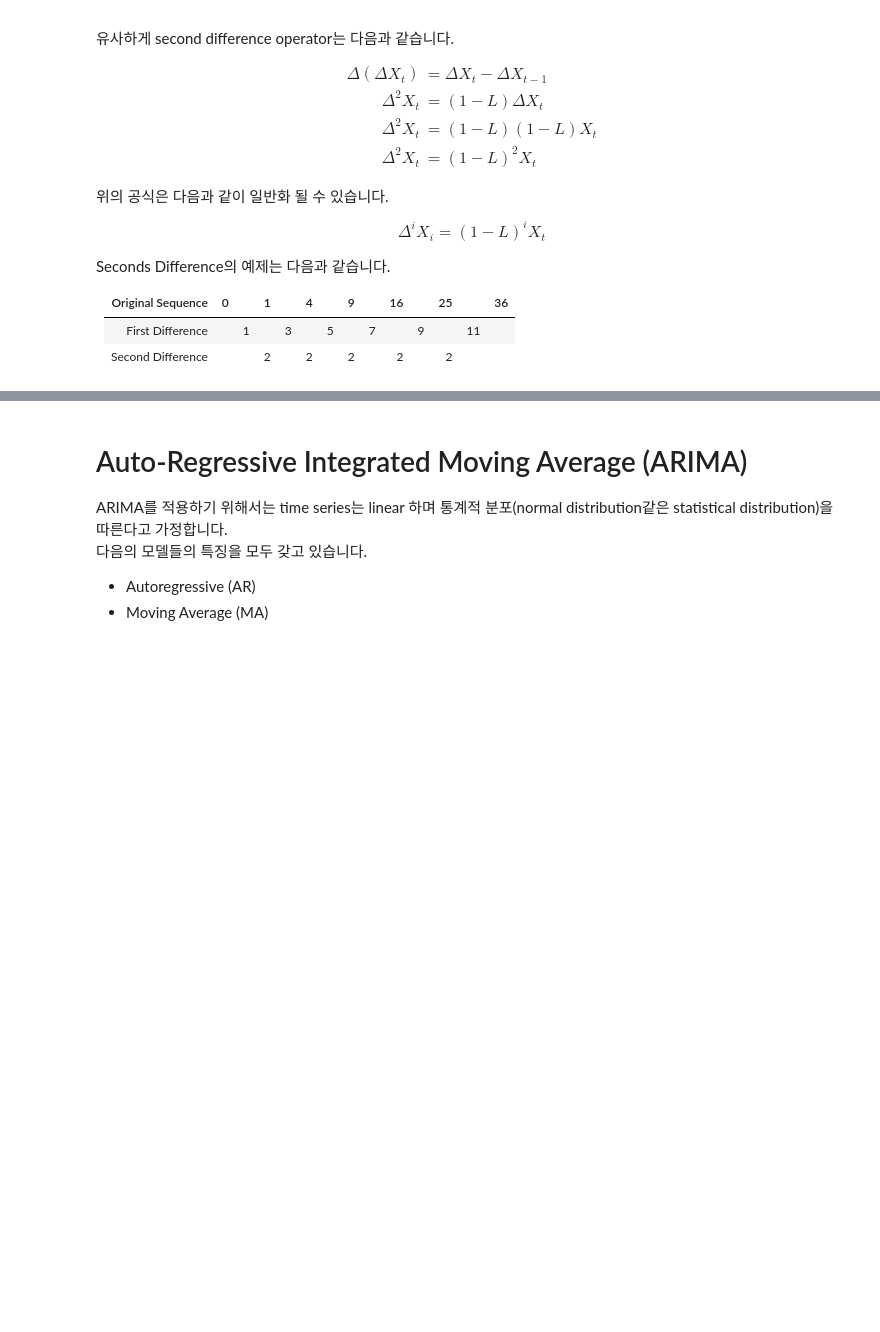
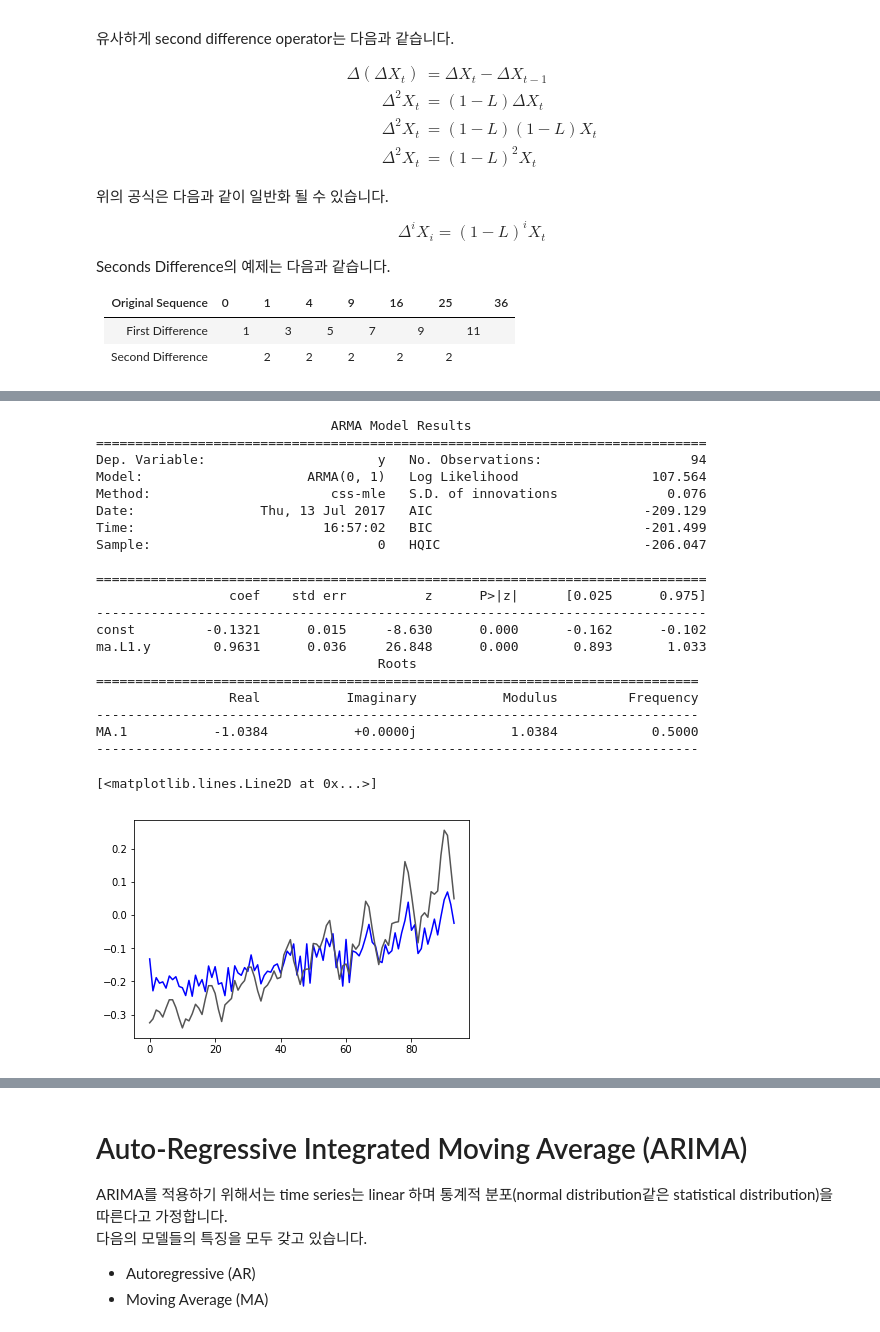
Before and after one commit to AndersonJo/arima-python, a Jupyter notebook: ARIMA.ipynb, the cells around one changed output, grey strips where cells are left out. Saved outputs shown, nothing was run; the diff lists cells and outputs as text; code cells hidden in the pictures; blank space fills up the shorter version.

```diff
--- a/ARIMA.ipynb
+++ b/ARIMA.ipynb
@@ -425,3 +401,34 @@ $$ X_t = \left(1 + \sum^q_{k=1} \beta_k L^k \right) \epsilon_t $$
+# %%
+model_arma = ARMA(train, order=(0, 1, 2, 3, 4, 5, 6, 7))
+model_arma = model_arma.fit(max_lag=12,  )
+print(model_arma.summary())
+
+pred_train = model_arma.predict(0)
+plot(pred_train, color='blue')
+plot(train, color='#555555')
+# %% [output]
+                              ARMA Model Results
+==============================================================================
+Dep. Variable:                      y   No. Observations:                   94
+Model:                     ARMA(0, 1)   Log Likelihood                 107.564
+Method:                       css-mle   S.D. of innovations              0.076
+Date:                Thu, 13 Jul 2017   AIC                           -209.129
+Time:                        16:57:02   BIC                           -201.499
+Sample:                             0   HQIC                          -206.047
+
+==============================================================================
+                 coef    std err          z      P>|z|      [0.025      0.975]
+------------------------------------------------------------------------------
+const         -0.1321      0.015     -8.630      0.000      -0.162      -0.102
+ma.L1.y        0.9631      0.036     26.848      0.000       0.893       1.033
+                                    Roots
+=============================================================================
+                 Real           Imaginary           Modulus         Frequency
+-----------------------------------------------------------------------------
+MA.1           -1.0384           +0.0000j            1.0384            0.5000
+-----------------------------------------------------------------------------
+[<matplotlib.lines.Line2D at 0x...>]
+[figure, added]
 # %% [markdown]
 # ARMA (AutoRegressive Moving Average) Model
 
```
Also changed, not shown: parts of 26 cells of this notebook.
